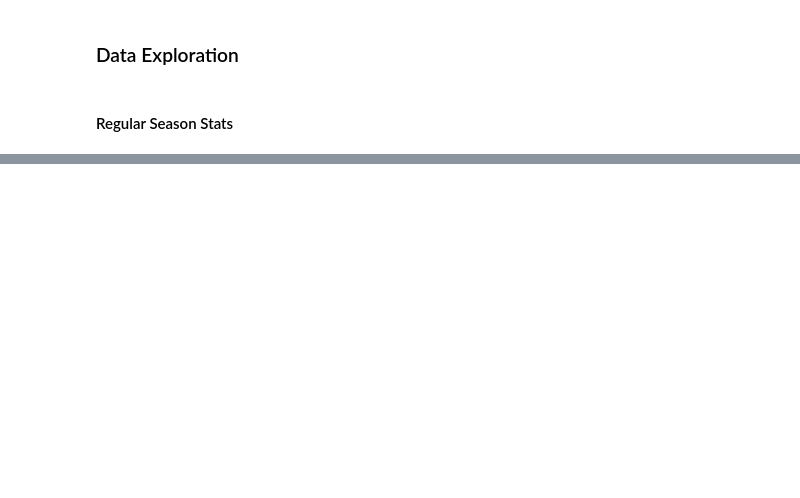
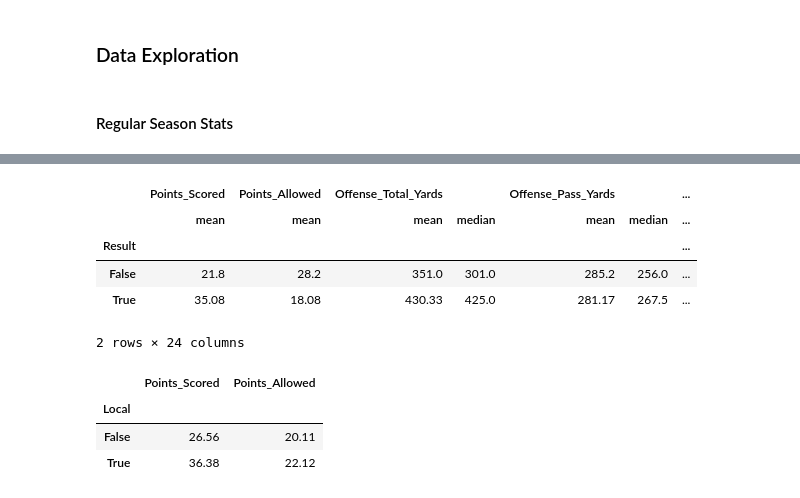
Before and after one commit to EdsonECM17/dallas_cowboys_data_exploration, a Jupyter notebook: code/read_week_data.ipynb, the cells around one changed output, grey strips where cells are left out. Saved outputs shown, nothing was run; the diff lists cells and outputs as text; code cells hidden in the pictures; blank space fills up the shorter version.

```diff
--- a/code/read_week_data.ipynb
+++ b/code/read_week_data.ipynb
@@ -88,0 +204,33 @@ reg_season_stats.describe()
+# %%
+results_df = reg_season_stats.groupby("Result").agg({
+    "Points_Scored": "mean",
+    "Points_Allowed": "mean",
+    "Offense_Total_Yards": ["mean", "median"], # skewed
+    "Offense_Pass_Yards": ["mean", "median"], # skewed
+    "Offense_Rush_Yards": ["mean", "median"], # skewed
+    "Defense_Total_Yards": ["mean", "median"], # skewed
+    "Defense_Pass_Yards": ["mean", "median"], # skewed
+    "Defense_Rush_Yards": ["mean", "median"], # skewed
+    "Offense_Turnovers": ["mean", "median", "min", "max", "sum"],
+    "Defense_Turnovers": ["mean", "median", "min", "max", "sum"]
+}).round(2)
+#["mean", "median"]
+results_df
+# %% [output]
+|  | Points_Scored | Points_Allowed | Offense_Total_Yards |  | Offense_Pass_Yards |  | ... |
+|  | mean | mean | mean | median | mean | median | ... |
+| Result |  |  |  |  |  |  | ... |
+| False | 21.8 | 28.2 | 351.0 | 301.0 | 285.2 | 256.0 | ... |
+| True | 35.08 | 18.08 | 430.33 | 425.0 | 281.17 | 267.5 | ... |
+2 rows × 24 columns
+# %%
+stadium_df = reg_season_stats.groupby("Local").agg({
+    "Points_Scored": "mean",
+    "Points_Allowed": "mean"
+}).round(2)
+stadium_df
+# %% [output]
+|  | Points_Scored | Points_Allowed |
+| Local |  |  |
+| False | 26.56 | 20.11 |
+| True | 36.38 | 22.12 |
```
Also changed, not shown: parts of 11 cells of this notebook.
